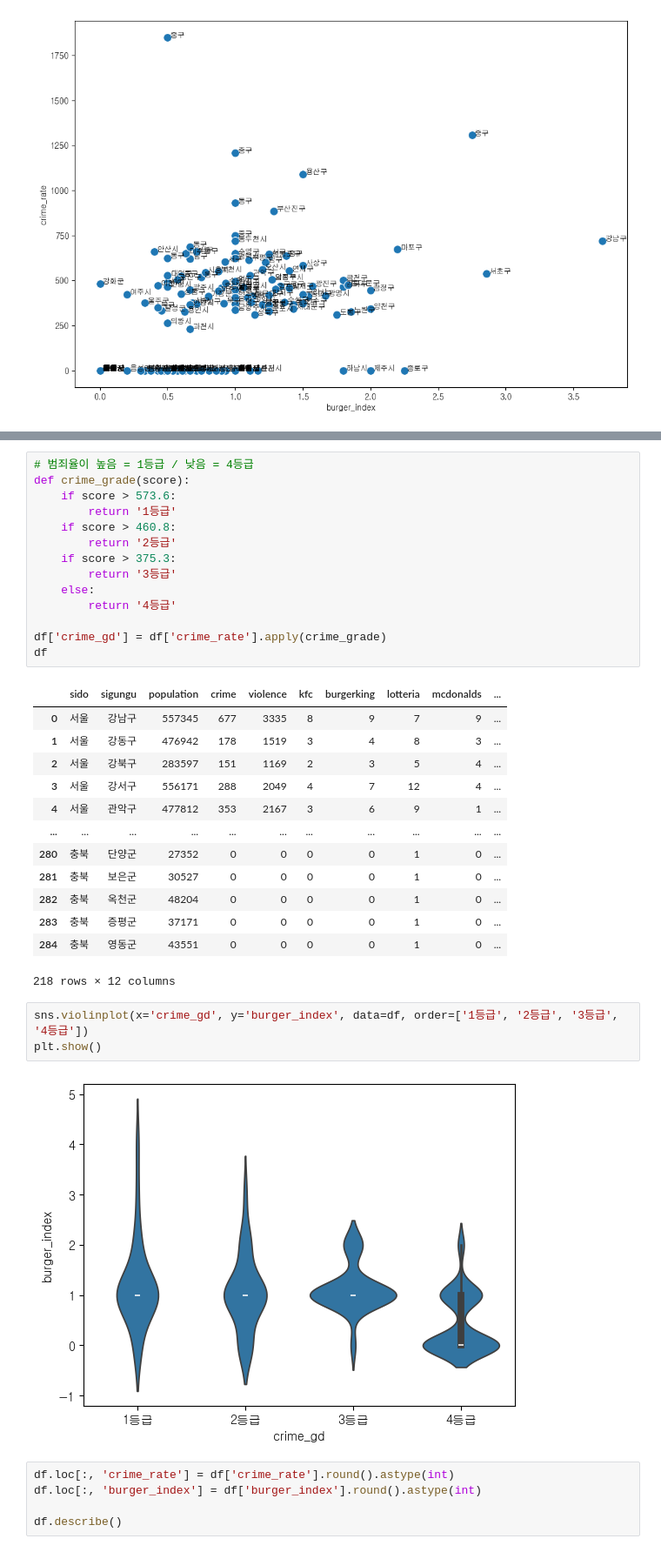
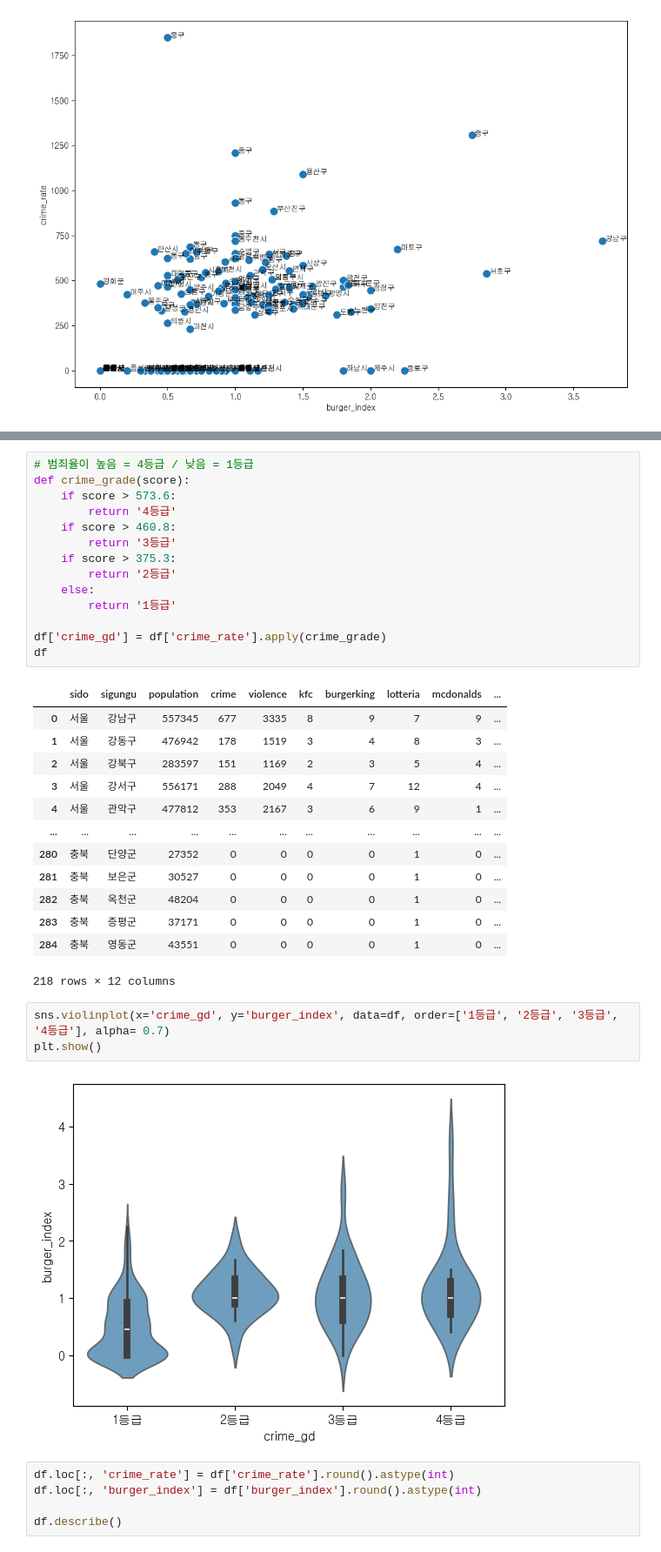
Before and after one commit to shortcut-2/funny_function, a Jupyter notebook: plot_chart_yj.ipynb, the cells around one changed output, grey strips where cells are left out. Shown at 87% size. Drawn from its saved outputs; the diff is of its cells as text.

```diff
--- a/plot_chart_yj.ipynb
+++ b/plot_chart_yj.ipynb
@@ -121,14 +151,14 @@ plt.show()
 # %%
-# 범죄율이 높음 = 1등급 / 낮음 = 4등급
+# 범죄율이 높음 = 4등급 / 낮음 = 1등급
 def crime_grade(score):
     if score > 573.6:
+        return '4등급'
+    if score > 460.8:
+        return '3등급'
+    if score > 375.3:
+        return '2등급'
+    else:
         return '1등급'
-    if score > 460.8:
-        return '2등급'
-    if score > 375.3:
-        return '3등급'
-    else:
-        return '4등급'
 
 df['crime_gd'] = df['crime_rate'].apply(crime_grade)
 df
@@ -147,10 +177,10 @@ df
 | 284 | 충북 | 영동군 | 43551 | 0 | 0 | 0 | 0 | 1 | 0 | ... |
 218 rows × 12 columns
 # %%
-sns.violinplot(x='crime_gd', y='burger_index', data=df, order=['1등급', '2등급', '3등급', '4등급'])
+sns.violinplot(x='crime_gd', y='burger_index', data=df, order=['1등급', '2등급', '3등급', '4등급'], alpha= 0.7)
 plt.show()
 # %% [output]
-[figure, old version]
+[figure, new version]
 # %%
 df.loc[:, 'crime_rate'] = df['crime_rate'].round().astype(int)
 df.loc[:, 'burger_index'] = df['burger_index'].round().astype(int)
```
Also changed, not shown: parts of 4 cells of this notebook.
